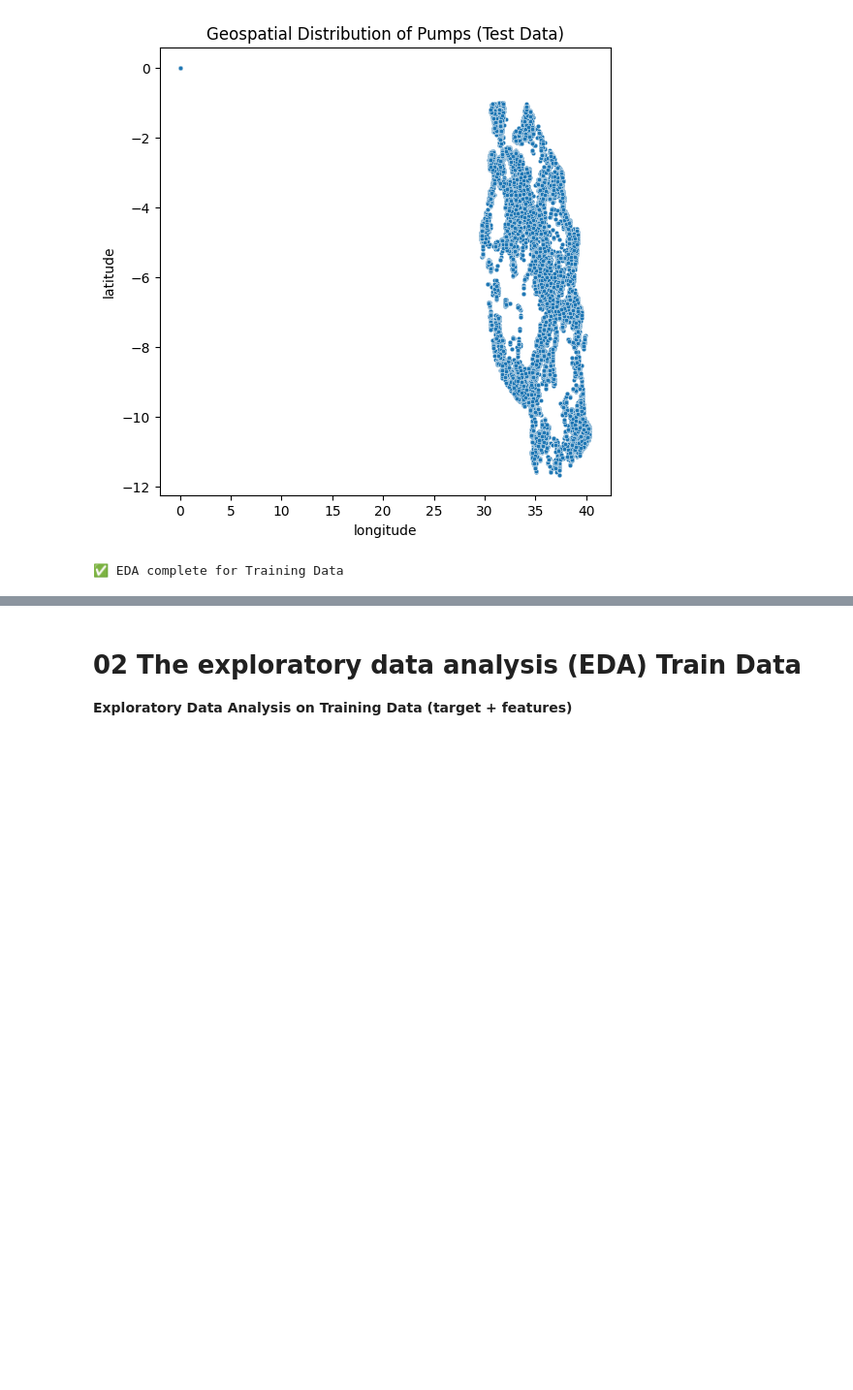
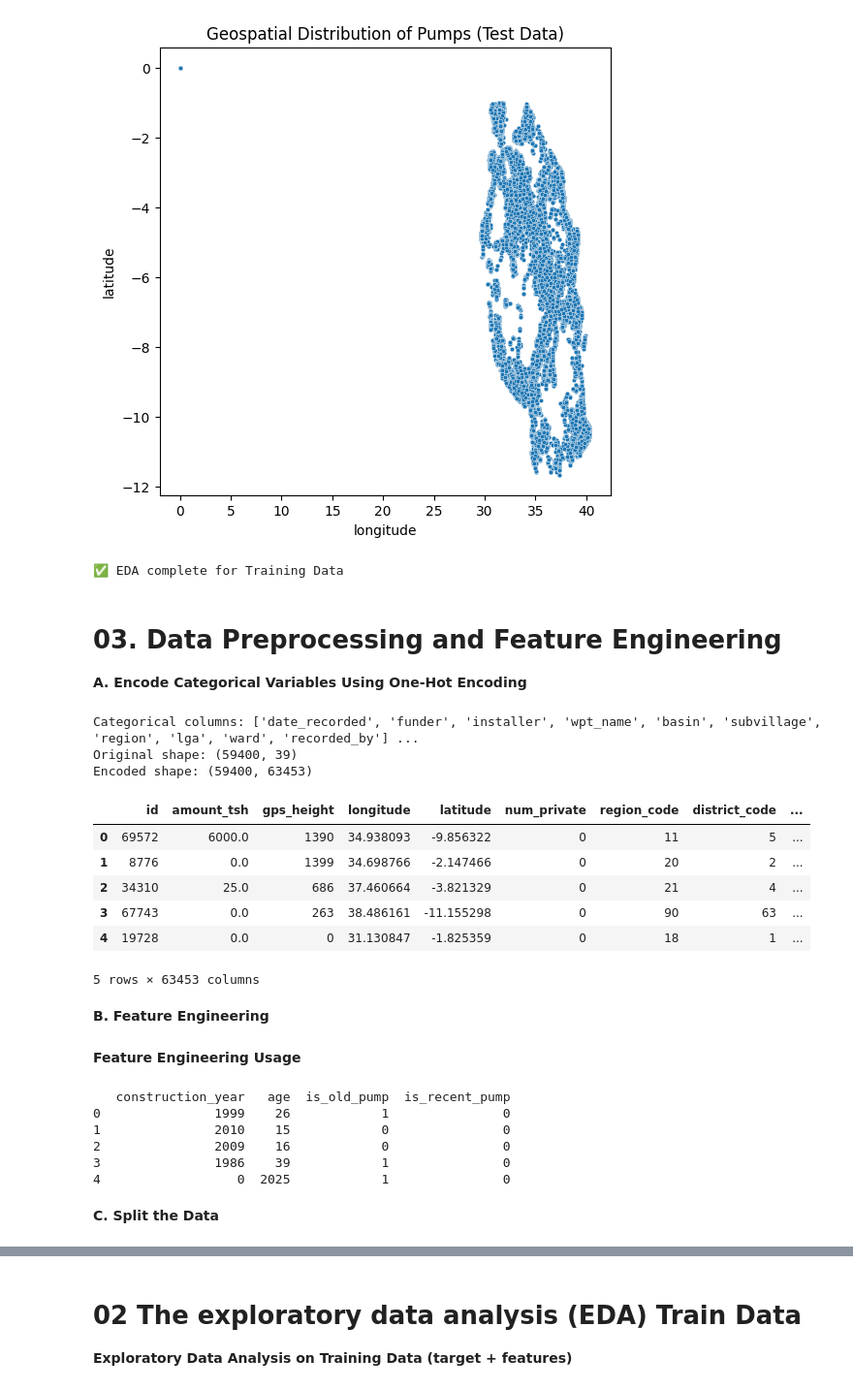
Before and after one commit to albert-raphael/water-pump, a Jupyter notebook: Notebooks/water-pump.ipynb, the cells around one changed output, grey strips where cells are left out. Shown at 97% size. Drawn from its saved outputs; the diff is of its cells as text; code cells hidden in the pictures; blank space fills up the shorter version.

Commit message:
Split the Data stage

```diff
--- a/Notebooks/water-pump.ipynb
+++ b/Notebooks/water-pump.ipynb
@@ -498,3 +506,37 @@ if lat_cols and lon_cols:
 print("✅ EDA complete for Training Data")
 # %% [output]
 ✅ EDA complete for Training Data
+# %% [markdown]
+# 03. Data Preprocessing and Feature Engineering
+
+
+**A. Encode Categorical Variables Using One-Hot Encoding**
+# %%
+
+# Separate features and target
+X = df.drop(columns=["status_group"])   # features
+y = df["status_group"]                  # target
+
+# Identify categorical columns
+cat_cols = X.select_dtypes(include="object").columns.tolist()
+print("Categorical columns:", cat_cols[:10], "...")
+
+# One-hot encode categorical columns
+X_encoded = pd.get_dummies(X, columns=cat_cols, drop_first=True)
+
+print("Original shape:", X.shape)
+print("Encoded shape:", X_encoded.shape)
+X_encoded.head()
+# %% [output]
+Categorical columns: ['date_recorded', 'funder', 'installer', 'wpt_name', 'basin', 'subvillage', 'region', 'lga', 'ward', 'recorded_by'] ...
+Original shape: (59400, 39)
+Encoded shape: (59400, 63453)
+|  | id | amount_tsh | gps_height | longitude | latitude | num_private | region_code | district_code | ... |
+| 0 | 69572 | 6000.0 | 1390 | 34.938093 | -9.856322 | 0 | 11 | 5 | ... |
+| 1 | 8776 | 0.0 | 1399 | 34.698766 | -2.147466 | 0 | 20 | 2 | ... |
+| 2 | 34310 | 25.0 | 686 | 37.460664 | -3.821329 | 0 | 21 | 4 | ... |
+| 3 | 67743 | 0.0 | 263 | 38.486161 | -11.155298 | 0 | 90 | 63 | ... |
+| 4 | 19728 | 0.0 | 0 | 31.130847 | -1.825359 | 0 | 18 | 1 | ... |
+5 rows × 63453 columns
+# %% [markdown]
+**B. Feature Engineering**
@@ -500,0 +584,15 @@ print("✅ EDA complete for Training Data")
+# %% [markdown]
+**Feature Engineering Usage**
+# %%
+df_fe = feature_engineering(df, rare_thresh=0.01)
+
+print(df_fe[["construction_year", "age", "is_old_pump", "is_recent_pump"]].head())
+# %% [output]
+   construction_year   age  is_old_pump  is_recent_pump
+0               1999    26            1               0
+1               2010    15            0               0
+2               2009    16            0               0
+3               1986    39            1               0
+4                  0  2025            1               0
+# %% [markdown]
+**C. Split the Data**
```
Also changed, not shown: parts of 18 cells of this notebook.
